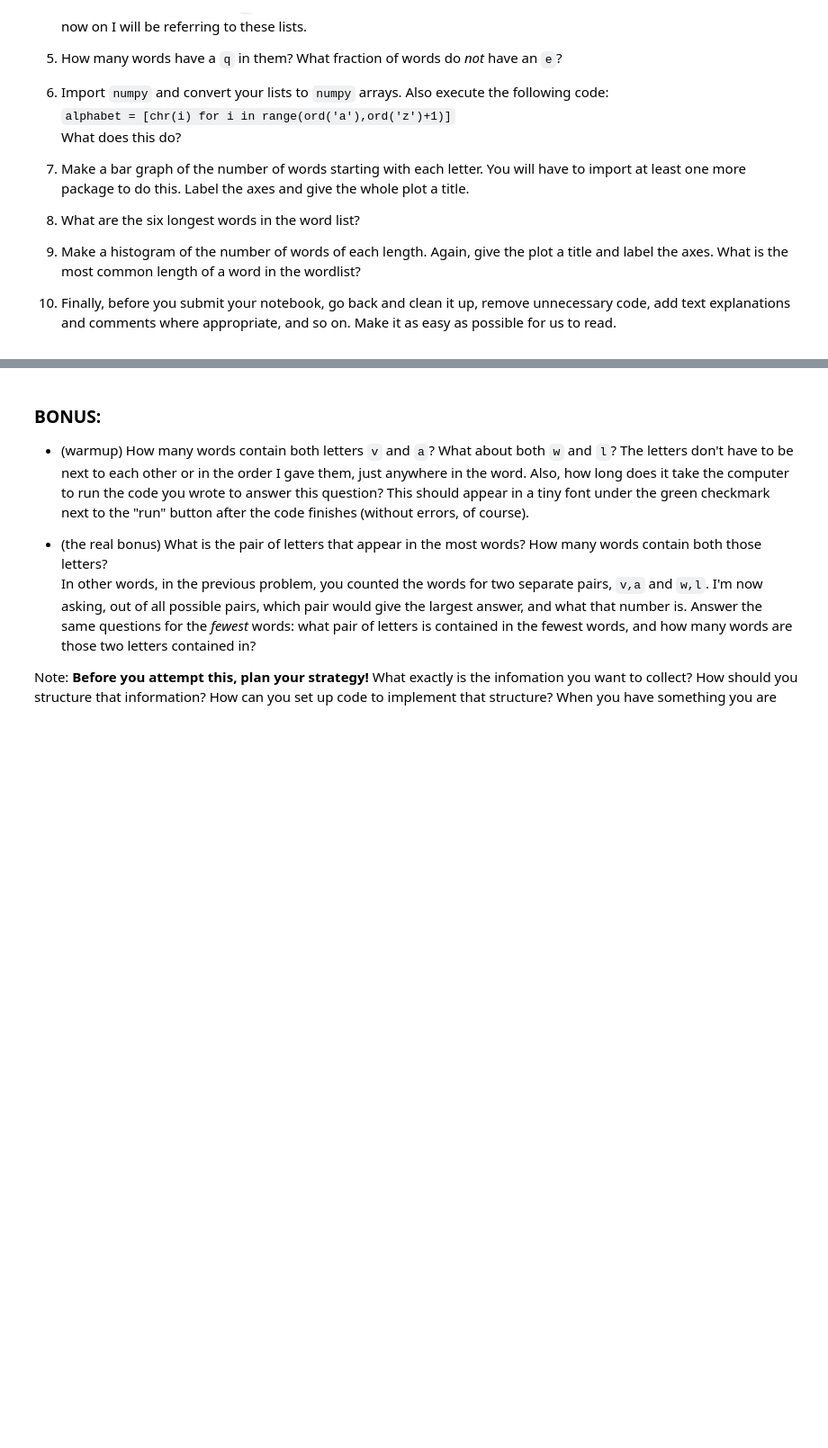
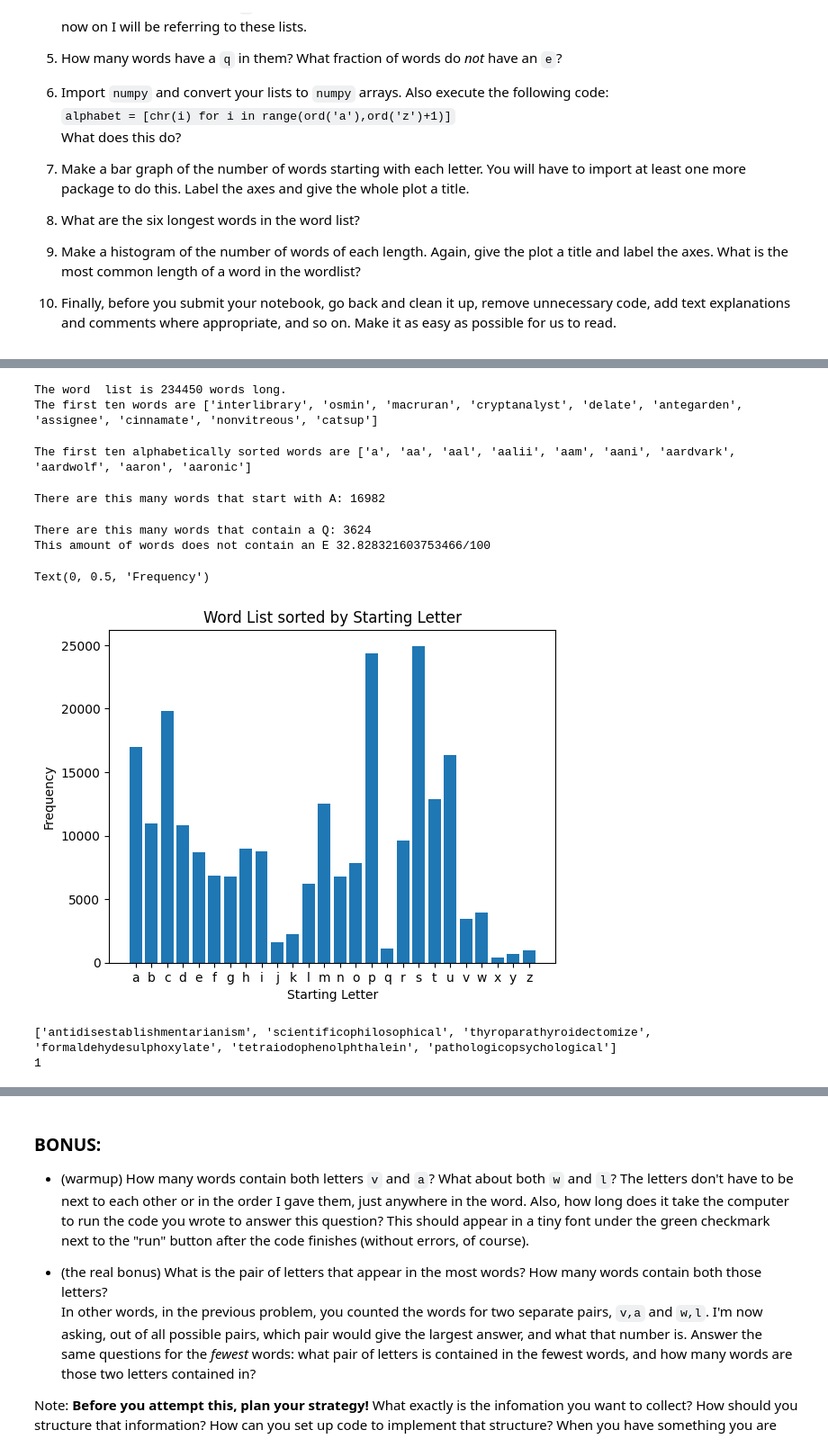
Before and after one commit to carter-grohe/ds1002s24cg, a Jupyter notebook: 28FebAssignment.ipynb, the cells around one changed output, grey strips where cells are left out. Shown at 90% size. Drawn from its saved outputs; the diff is of its cells as text; code cells hidden in the pictures; blank space fills up the shorter version.

```diff
--- a/28FebAssignment.ipynb
+++ b/28FebAssignment.ipynb
@@ -49,0 +124,78 @@ What does this do?
+# %%
+# 1. and 2.
+word_list = list(words)
+print("The word  list is " + str(len(word_list)) + " words long.")
+print("The first ten words are " + str(word_list[0:10]))
+# %% [output]
+The word  list is 234450 words long.
+The first ten words are ['interlibrary', 'osmin', 'macruran', 'cryptanalyst', 'delate', 'antegarden', 'assignee', 'cinnamate', 'nonvitreous', 'catsup']
+# %%
+# 3.
+alpha_list = sorted(word_list)
+print("The first ten alphabetically sorted words are " + str(alpha_list[0:10]))
+# %% [output]
+The first ten alphabetically sorted words are ['a', 'aa', 'aal', 'aalii', 'aam', 'aani', 'aardvark', 'aardwolf', 'aaron', 'aaronic']
+# %%
+# 4.
+a_words = list()
+for word in alpha_list:
+  if word[0] == 'a':
+    a_words.append(word)
+print("There are this many words that start with A: " + str(len(a_words)))
+# %% [output]
+There are this many words that start with A: 16982
+# %%
+# 5.
+q_words = list()
+for word in alpha_list:
+  if "q" in word:
+    q_words.append(word)
+print("There are this many words that contain a Q: " + str(len(q_words)))
+
+e_words = list()
+for word in alpha_list:
+  if "e" in word:
+    e_words.append(word)
+total_5 = len(alpha_list) - len(e_words)
+solver_5 = total_5 / len(alpha_list) * 100
+print("This amount of words does not contain an E " + str(solver_5) + "/100")
+# %% [output]
+There are this many words that contain a Q: 3624
+This amount of words does not contain an E 32.828321603753466/100
+# %%
+# 6. and 7.
+
+import numpy as np
+import matplotlib.pyplot as plt
+
+x_axises = alphabet
+
+alpha_list = np.array(alpha_list)
+alphabet = [chr(i) for i in range(ord('a'),ord('z')+1)]
+# This will create an array with all 26 letters of the alphabet
+
+zero_list = np.zeros(26)
+zero_list
+
+for word in alpha_list:
+  counter = ord(word[0]) - 97
+  zero_list[counter] = zero_list[counter] + 1
+
+zero_list
+plt.bar(x_axises, zero_list)
+plt.title("Word List sorted by Starting Letter")
+plt.xlabel("Starting Letter")
+plt.ylabel("Frequency")
+
+# Most common starting letter is S.
+# %% [output]
+Text(0, 0.5, 'Frequency')
+[figure, added]
+# %%
+# 8.
+length_list = sorted(word_list, key=len, reverse =True)
+print(str(length_list[0:6]))
+print(str(len(length_list[0:1])))
+# %% [output]
+['antidisestablishmentarianism', 'scientificophilosophical', 'thyroparathyroidectomize', 'formaldehydesulphoxylate', 'tetraiodophenolphthalein', 'pathologicopsychological']
+1
```
Also changed, not shown: parts of 5 cells of this notebook.
